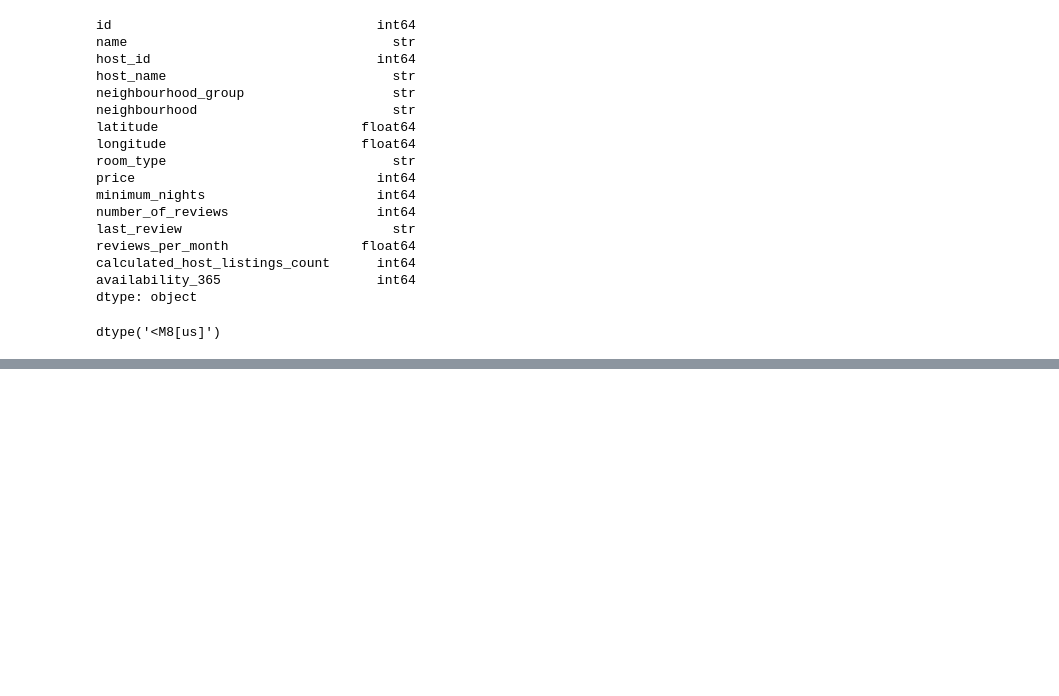
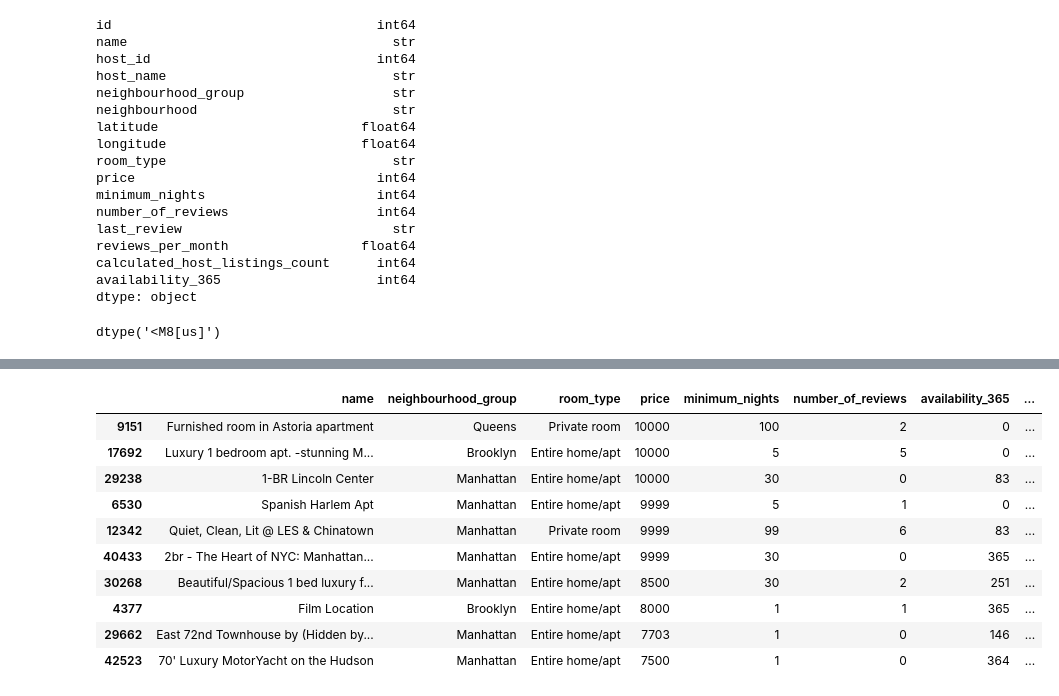
Before and after one commit to Farhat888/OIBSIP, a Jupyter notebook: DataAnalytics-L1-Task3-Cleaning-Data/notebooks/01_initial_data_quality_inspection.ipynb, the cells around one changed output, grey strips where cells are left out. Saved outputs shown, nothing was run; the diff lists cells and outputs as text; code cells hidden in the pictures; blank space fills up the shorter version.

```diff
--- a/DataAnalytics-L1-Task3-Cleaning-Data/notebooks/01_initial_data_quality_inspection.ipynb
+++ b/DataAnalytics-L1-Task3-Cleaning-Data/notebooks/01_initial_data_quality_inspection.ipynb
@@ -227,0 +265,8 @@ dtype('<M8[us]')
+# %%
+Q1 = df["price"].quantile(0.25)
+Q3 = df["price"].quantile(0.75)
+
+IQR = Q3 - Q1
+
+lower_bound = Q1 - (1.5 * IQR)
+upper_bound = Q3 + (1.5 * IQR)
@@ -227,0 +294,6 @@ dtype('<M8[us]')
+# %%
+lower_outliers = df[df["price"] < lower_bound]
+upper_outliers = df[df["price"] > upper_bound]
+
+print("Lower outliers:", lower_outliers.shape[0])
+print("Upper outliers:", upper_outliers.shape[0])
@@ -227,0 +331,25 @@ dtype('<M8[us]')
+# %%
+upper_outliers.nlargest(10, "price")[
+    [
+        "name",
+        "neighbourhood_group",
+        "room_type",
+        "price",
+        "minimum_nights",
+        "number_of_reviews",
+        "availability_365",
+        "calculated_host_listings_count"
+    ]
+]
+# %% [output]
+|  | name | neighbourhood_group | room_type | price | minimum_nights | number_of_reviews | availability_365 | ... |
+| 9151 | Furnished room in Astoria apartment | Queens | Private room | 10000 | 100 | 2 | 0 | ... |
+| 17692 | Luxury 1 bedroom apt. -stunning M... | Brooklyn | Entire home/apt | 10000 | 5 | 5 | 0 | ... |
+| 29238 | 1-BR Lincoln Center | Manhattan | Entire home/apt | 10000 | 30 | 0 | 83 | ... |
+| 6530 | Spanish Harlem Apt | Manhattan | Entire home/apt | 9999 | 5 | 1 | 0 | ... |
+| 12342 | Quiet, Clean, Lit @ LES & Chinatown | Manhattan | Private room | 9999 | 99 | 6 | 83 | ... |
+| 40433 | 2br - The Heart of NYC: Manhattan... | Manhattan | Entire home/apt | 9999 | 30 | 0 | 365 | ... |
+| 30268 | Beautiful/Spacious 1 bed luxury f... | Manhattan | Entire home/apt | 8500 | 30 | 2 | 251 | ... |
+| 4377 | Film Location | Brooklyn | Entire home/apt | 8000 | 1 | 1 | 365 | ... |
+| 29662 | East 72nd Townhouse by (Hidden by... | Manhattan | Entire home/apt | 7703 | 1 | 0 | 146 | ... |
+| 42523 | 70' Luxury MotorYacht on the Hudson | Manhattan | Entire home/apt | 7500 | 1 | 0 | 364 | ... |
```
Also changed, not shown: parts of 11 cells of this notebook.
